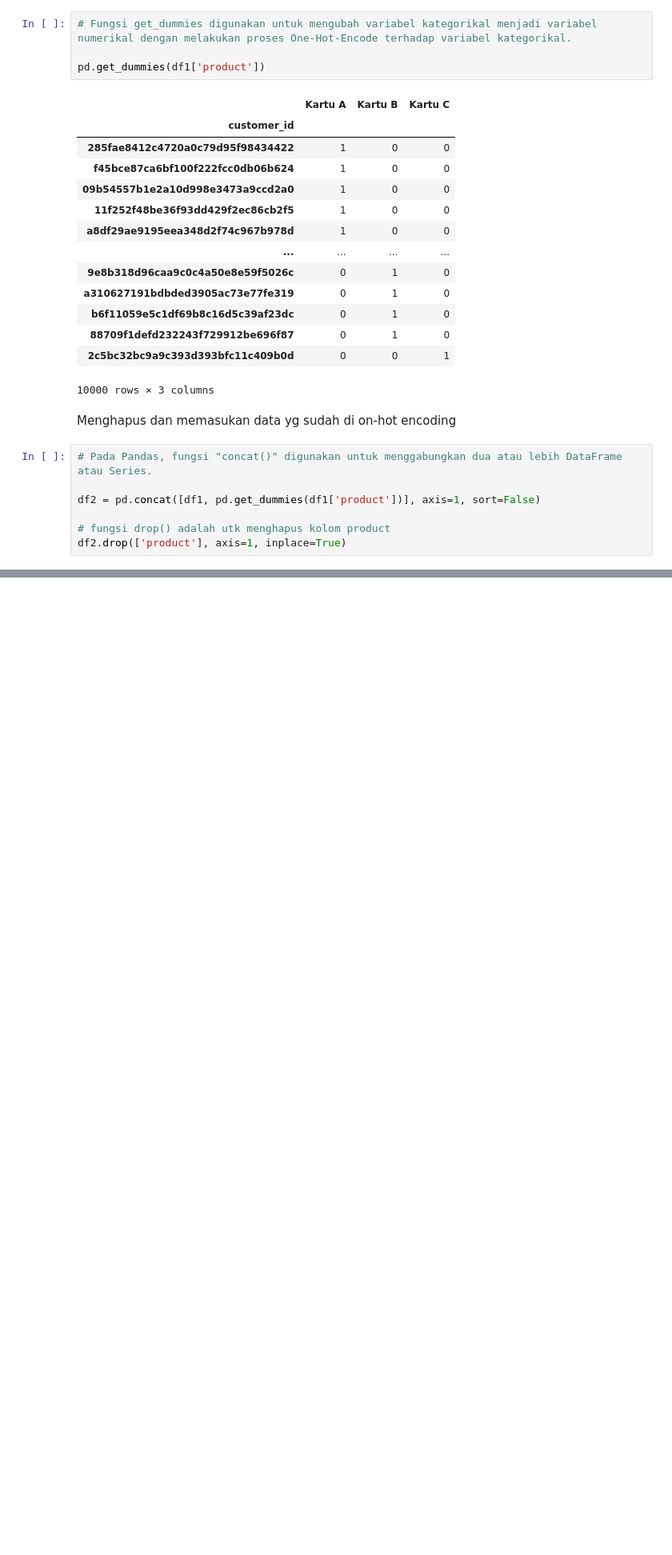
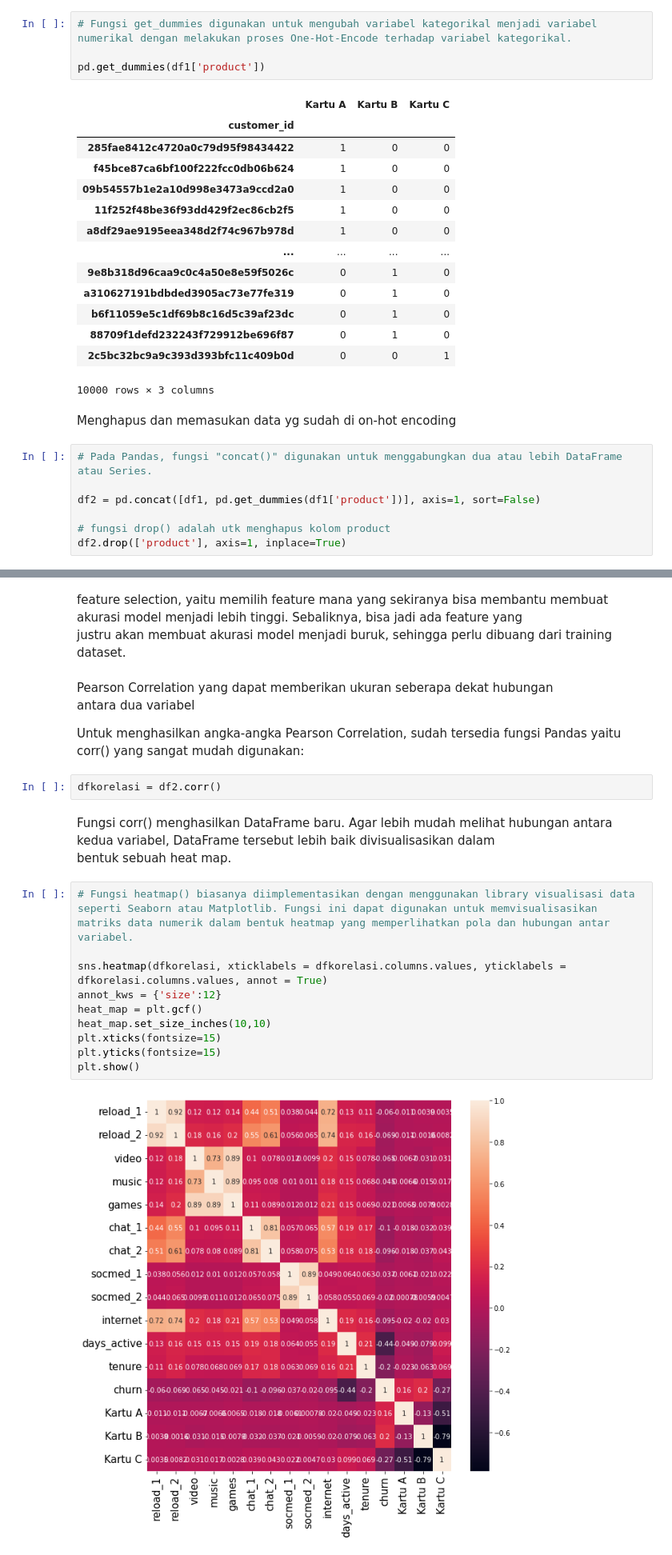
Before and after one commit to yudhaputraa/Machine_Learning, a Jupyter notebook: churn_prediction/index.ipynb, the cells around one changed output, grey strips where cells are left out. Shown at 80% size. Saved outputs shown, nothing was run; the diff lists cells and outputs as text; blank space fills up the shorter version.

Commit message:
frature selection

```diff
--- a/churn_prediction/index.ipynb
+++ b/churn_prediction/index.ipynb
@@ -126,0 +132,23 @@ df2.drop(['product'], axis=1, inplace=True)
+# %% [markdown]
+feature selection, yaitu memilih feature mana yang sekiranya bisa membantu membuat akurasi model menjadi lebih tinggi. Sebaliknya, bisa jadi ada feature yang justru akan membuat akurasi model menjadi buruk, sehingga perlu dibuang dari training
+dataset.
+# %% [markdown]
+Pearson Correlation yang dapat memberikan ukuran seberapa dekat hubungan antara dua variabel
+
+Untuk menghasilkan angka-angka Pearson Correlation, sudah tersedia fungsi Pandas yaitu corr() yang sangat mudah digunakan:
+# %%
+dfkorelasi = df2.corr()
+# %% [markdown]
+Fungsi corr() menghasilkan DataFrame baru. Agar lebih mudah melihat hubungan antara kedua variabel, DataFrame tersebut lebih baik divisualisasikan dalam bentuk sebuah heat map.
+# %%
+# Fungsi heatmap() biasanya diimplementasikan dengan menggunakan library visualisasi data seperti Seaborn atau Matplotlib. Fungsi ini dapat digunakan untuk memvisualisasikan matriks data numerik dalam bentuk heatmap yang memperlihatkan pola dan hubungan antar variabel.
+
+sns.heatmap(dfkorelasi, xticklabels = dfkorelasi.columns.values, yticklabels = dfkorelasi.columns.values, annot = True)
+annot_kws = {'size':12}
+heat_map = plt.gcf()
+heat_map.set_size_inches(10,10)
+plt.xticks(fontsize=15)
+plt.yticks(fontsize=15)
+plt.show()
+# %% [output]
+[figure, added]
```
Also changed, not shown: parts of 10 cells of this notebook.
